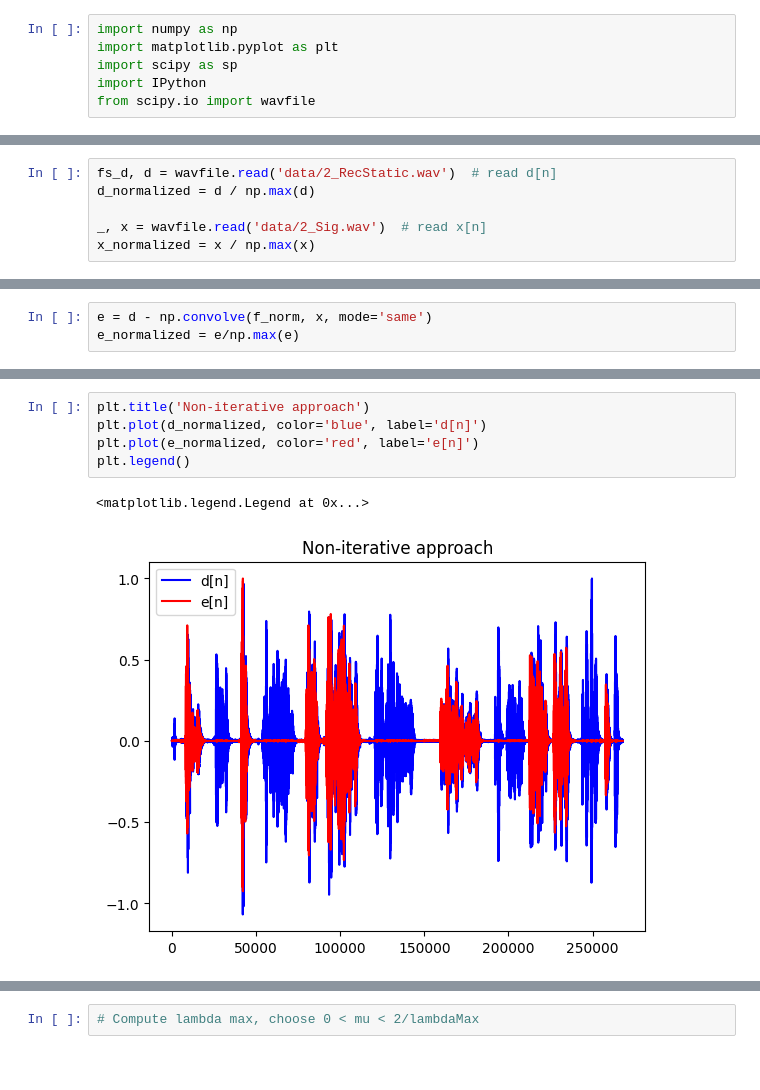
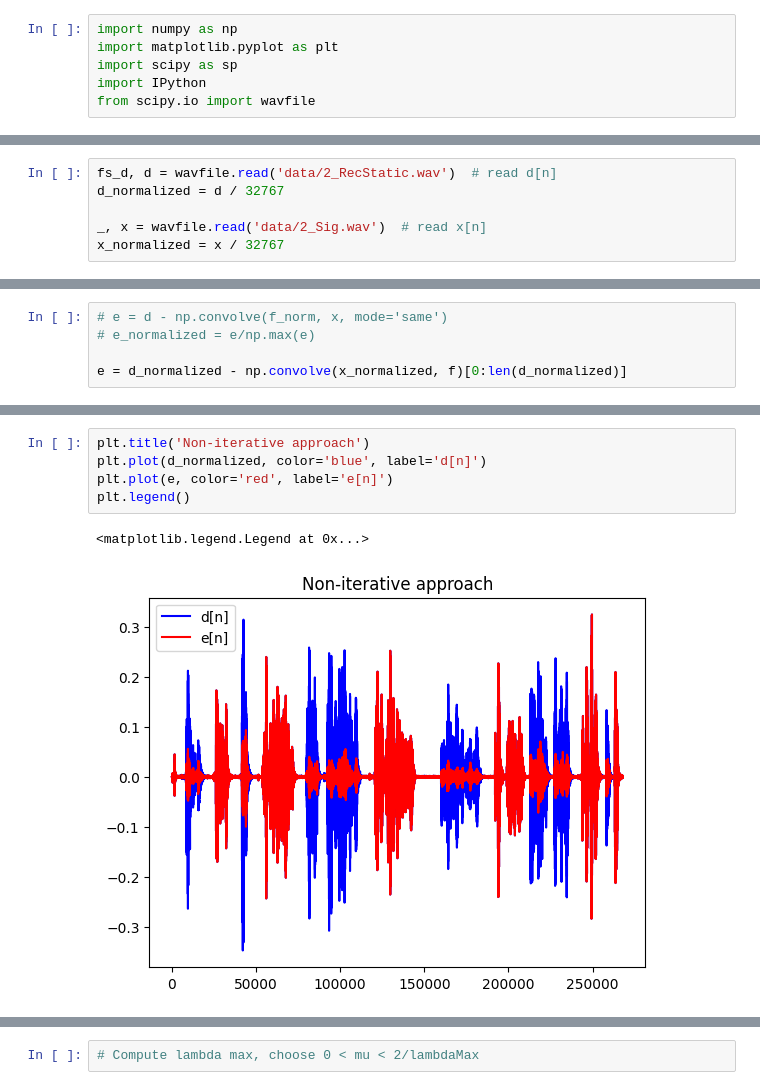
Before and after one commit to Tran-Antoine/ssdp-mp1, a Jupyter notebook: adaptive_experiment.ipynb, the cells around one changed output, grey strips where cells are left out. Drawn from its saved outputs; the diff is of its cells as text.

Commit message:
Normalize correctly

```diff
--- a/adaptive_experiment.ipynb
+++ b/adaptive_experiment.ipynb
@@ -11,9 +11,9 @@ We compute the optimal adaptive filter by naively solving the normal equations.
 # %%
 fs_d, d = wavfile.read('data/2_RecStatic.wav')  # read d[n]
-d_normalized = d / np.max(d)
+d_normalized = d / 32767
 
 _, x = wavfile.read('data/2_Sig.wav')  # read x[n]
-x_normalized = x / np.max(x)
+x_normalized = x / 32767
 # %%
 IPython.display.Audio(d, rate=fs_d)
 # %% [output]
@@ -44,6 +45,8 @@ f_norm = f/f[0]
 # %%
-e = d - np.convolve(f_norm, x, mode='same')
-e_normalized = e/np.max(e)
+# e = d - np.convolve(f_norm, x, mode='same')
+# e_normalized = e/np.max(e)
+
+e = d_normalized - np.convolve(x_normalized, f)[0:len(d_normalized)]
 # %%
 IPython.display.Audio(d, rate=fs_d)
 # %% [output]
@@ -55,11 +62,11 @@ IPython.display.Audio(e, rate=fs_d)
 # %%
 plt.title('Non-iterative approach')
 plt.plot(d_normalized, color='blue', label='d[n]')
-plt.plot(e_normalized, color='red', label='e[n]')
+plt.plot(e, color='red', label='e[n]')
 plt.legend()
 # %% [output]
 <matplotlib.legend.Legend at 0x...>
-[figure, old version]
+[figure, new version]
 # %%
 plt.title('Room impulse response (non adaptive, non iterative)')
 plt.plot(f)
```
Also changed, not shown: parts of 7 cells of this notebook.
